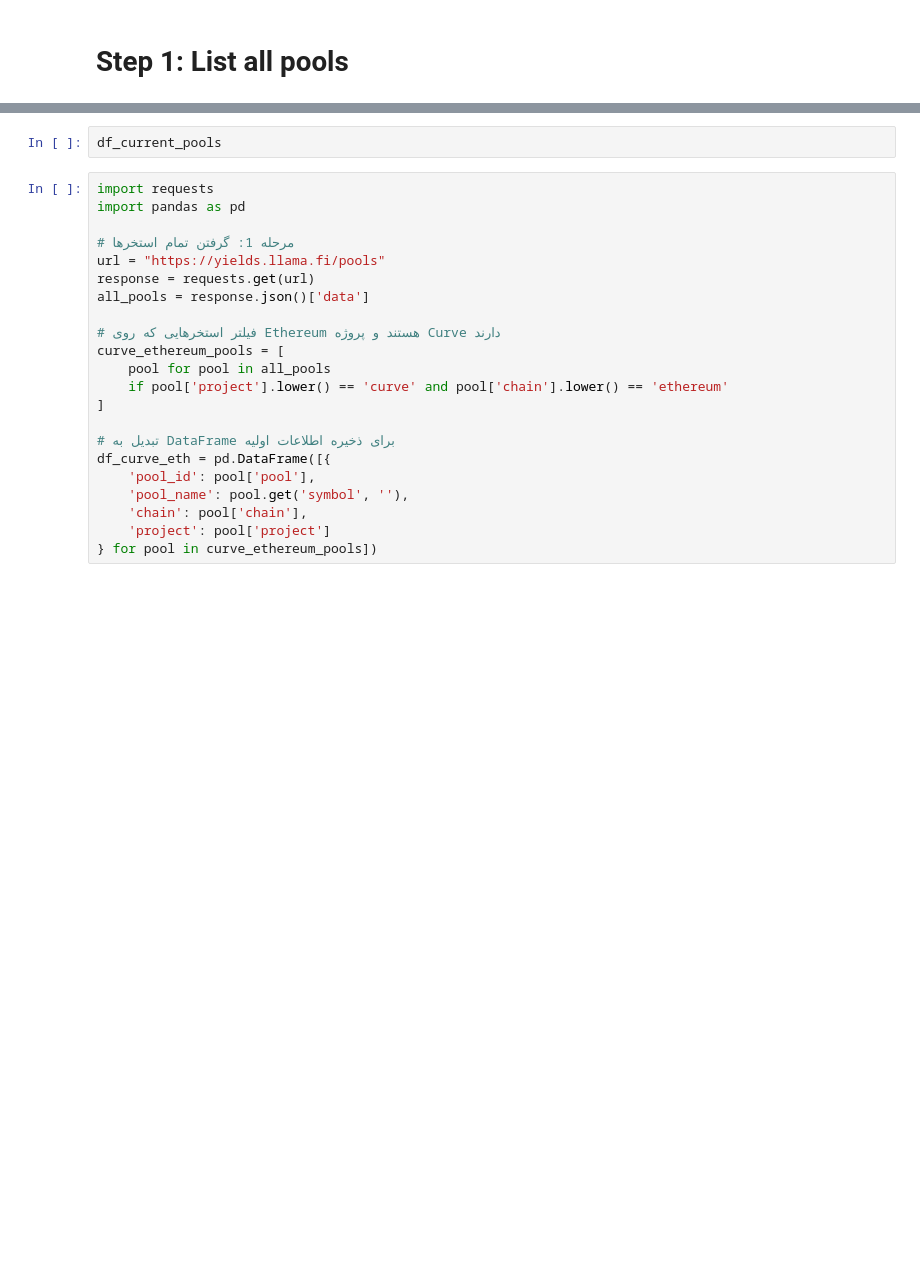
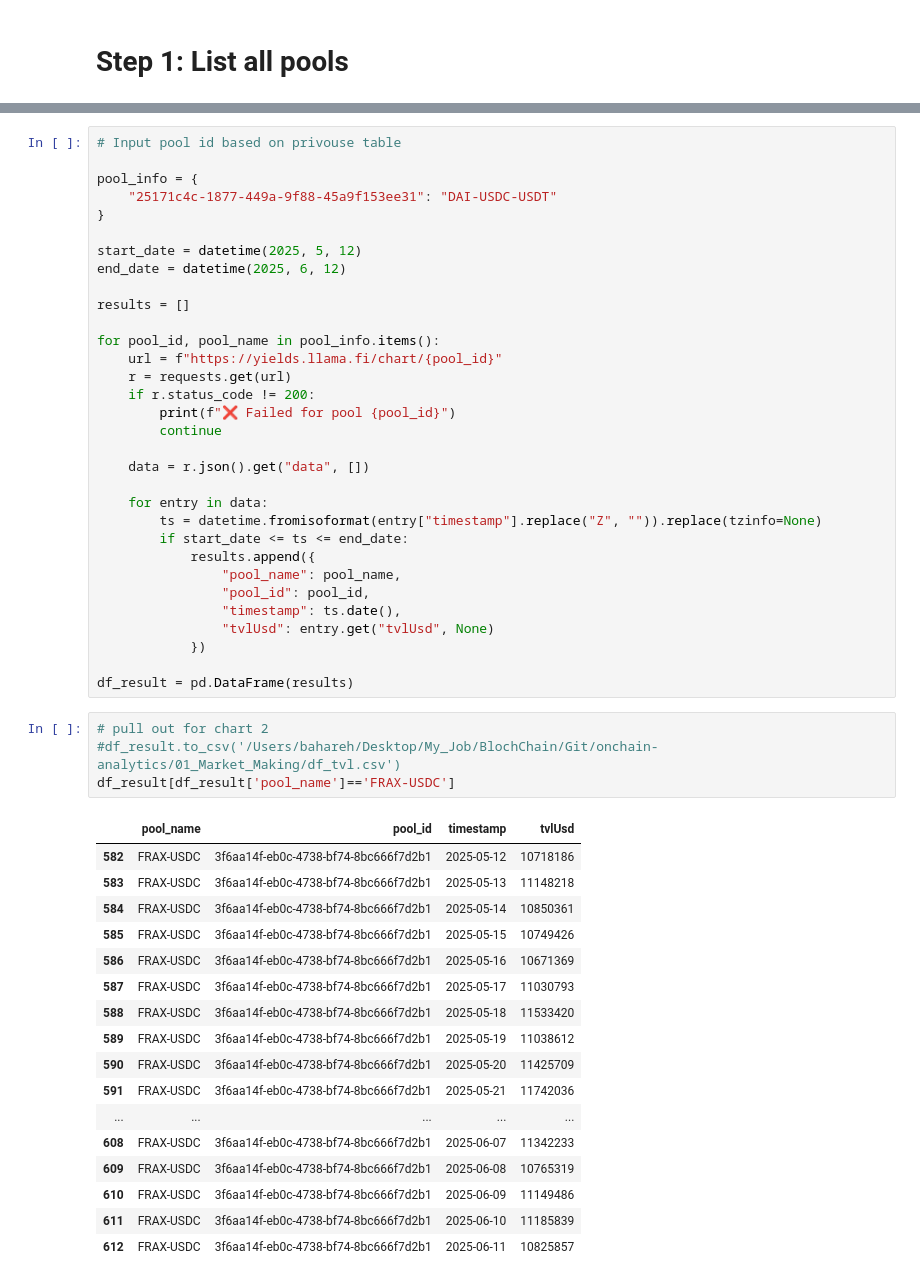
Before and after one commit to bellatrix-ds/onchain-analytics, a Jupyter notebook: 01_Market_Making/Market Making.ipynb, the cells around one changed output, grey strips where cells are left out. Drawn from its saved outputs; the diff is of its cells as text; blank space fills up the shorter version.

```diff
--- a/01_Market_Making/Market Making.ipynb
+++ b/01_Market_Making/Market Making.ipynb
@@ -523,24 +210,54 @@ Name: name, Length: 259, dtype: int64
-# %%
-df_current_pools
-# %%
-import requests
-import pandas as pd
-
-# مرحله 1: گرفتن تمام استخرها
-url = "https://yields.llama.fi/pools"
-response = requests.get(url)
-all_pools = response.json()['data']
-
-# فیلتر استخرهایی که روی Ethereum هستند و پروژه Curve دارند
-curve_ethereum_pools = [
-    pool for pool in all_pools
-    if pool['project'].lower() == 'curve' and pool['chain'].lower() == 'ethereum'
-]
-
-# تبدیل به DataFrame برای ذخیره اطلاعات اولیه
-df_curve_eth = pd.DataFrame([{
-    'pool_id': pool['pool'],
-    'pool_name': pool.get('symbol', ''),
-    'chain': pool['chain'],
-    'project': pool['project']
-} for pool in curve_ethereum_pools])
+# %%
+# Input pool id based on privouse table
+
+pool_info = {
+    "25171c4c-1877-449a-9f88-45a9f153ee31": "DAI-USDC-USDT"
+}
+
+start_date = datetime(2025, 5, 12)
+end_date = datetime(2025, 6, 12)
+
+results = []
+
+for pool_id, pool_name in pool_info.items():
+    url = f"https://yields.llama.fi/chart/{pool_id}"
+    r = requests.get(url)
+    if r.status_code != 200:
+        print(f"❌ Failed for pool {pool_id}")
+        continue
+
+    data = r.json().get("data", [])
+
+    for entry in data:
+        ts = datetime.fromisoformat(entry["timestamp"].replace("Z", "")).replace(tzinfo=None)
+        if start_date <= ts <= end_date:
+            results.append({
+                "pool_name": pool_name,
+                "pool_id": pool_id,
+                "timestamp": ts.date(),
+                "tvlUsd": entry.get("tvlUsd", None)
+            })
+
+df_result = pd.DataFrame(results)
+# %%
+# pull out for chart 2
+#df_result.to_csv('/Users/bahareh/Desktop/My_Job/BlochChain/Git/onchain-analytics/01_Market_Making/df_tvl.csv')
+df_result[df_result['pool_name']=='FRAX-USDC']
+# %% [output]
+|  | pool_name | pool_id | timestamp | tvlUsd |
+| 582 | FRAX-USDC | 3f6aa14f-eb0c-4738-bf74-8bc666f7d2b1 | 2025-05-12 | 10718186 |
+| 583 | FRAX-USDC | 3f6aa14f-eb0c-4738-bf74-8bc666f7d2b1 | 2025-05-13 | 11148218 |
+| 584 | FRAX-USDC | 3f6aa14f-eb0c-4738-bf74-8bc666f7d2b1 | 2025-05-14 | 10850361 |
+| 585 | FRAX-USDC | 3f6aa14f-eb0c-4738-bf74-8bc666f7d2b1 | 2025-05-15 | 10749426 |
+| 586 | FRAX-USDC | 3f6aa14f-eb0c-4738-bf74-8bc666f7d2b1 | 2025-05-16 | 10671369 |
+| 587 | FRAX-USDC | 3f6aa14f-eb0c-4738-bf74-8bc666f7d2b1 | 2025-05-17 | 11030793 |
+| 588 | FRAX-USDC | 3f6aa14f-eb0c-4738-bf74-8bc666f7d2b1 | 2025-05-18 | 11533420 |
+| 589 | FRAX-USDC | 3f6aa14f-eb0c-4738-bf74-8bc666f7d2b1 | 2025-05-19 | 11038612 |
+| 590 | FRAX-USDC | 3f6aa14f-eb0c-4738-bf74-8bc666f7d2b1 | 2025-05-20 | 11425709 |
+| 591 | FRAX-USDC | 3f6aa14f-eb0c-4738-bf74-8bc666f7d2b1 | 2025-05-21 | 11742036 |
+| ... | ... | ... | ... | ... |
+| 608 | FRAX-USDC | 3f6aa14f-eb0c-4738-bf74-8bc666f7d2b1 | 2025-06-07 | 11342233 |
+| 609 | FRAX-USDC | 3f6aa14f-eb0c-4738-bf74-8bc666f7d2b1 | 2025-06-08 | 10765319 |
+| 610 | FRAX-USDC | 3f6aa14f-eb0c-4738-bf74-8bc666f7d2b1 | 2025-06-09 | 11149486 |
+| 611 | FRAX-USDC | 3f6aa14f-eb0c-4738-bf74-8bc666f7d2b1 | 2025-06-10 | 11185839 |
+| 612 | FRAX-USDC | 3f6aa14f-eb0c-4738-bf74-8bc666f7d2b1 | 2025-06-11 | 10825857 |
```
Also changed, not shown: parts of 61 cells of this notebook, 3 other files.
